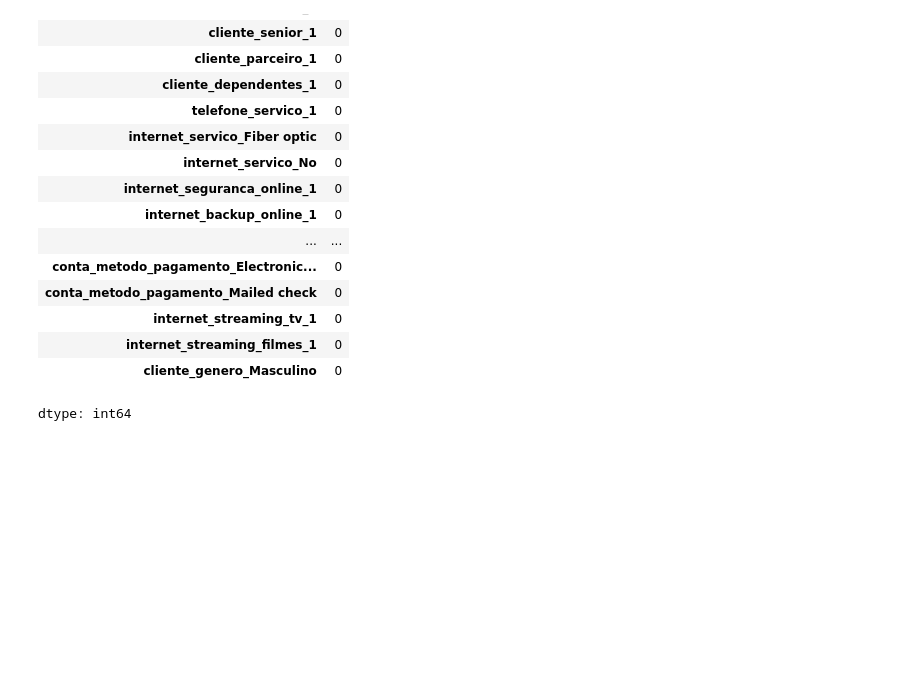
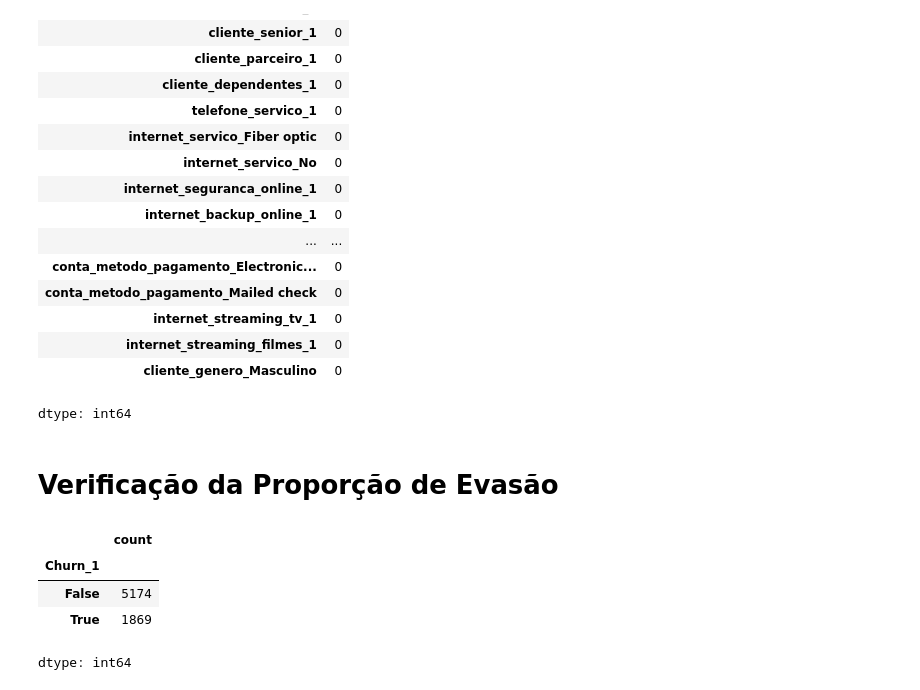
Before and after one commit to ElsCorporation/ChallengeAluraTelecomPt2, a Jupyter notebook: Callenge_Alura_TelecomX_pt2.ipynb, the cells around one changed output. Cells and saved outputs as stored; diff of their text form; code cells hidden in the pictures; blank space fills up the shorter version.

```diff
--- a/Callenge_Alura_TelecomX_pt2.ipynb
+++ b/Callenge_Alura_TelecomX_pt2.ipynb
@@ -339,3 +339,13 @@ dados_encoded.isnull().sum()
 | internet_streaming_filmes_1 | 0 |
 | cliente_genero_Masculino | 0 |
 dtype: int64
+# %% [markdown]
+# Verificação da Proporção de Evasão
+# %%
+dados_encoded.value_counts('Churn_1')
+# %% [output]
+|  | count |
+| Churn_1 |  |
+| False | 5174 |
+| True | 1869 |
+dtype: int64
```
Also changed, not shown: parts of 4 cells of this notebook.
